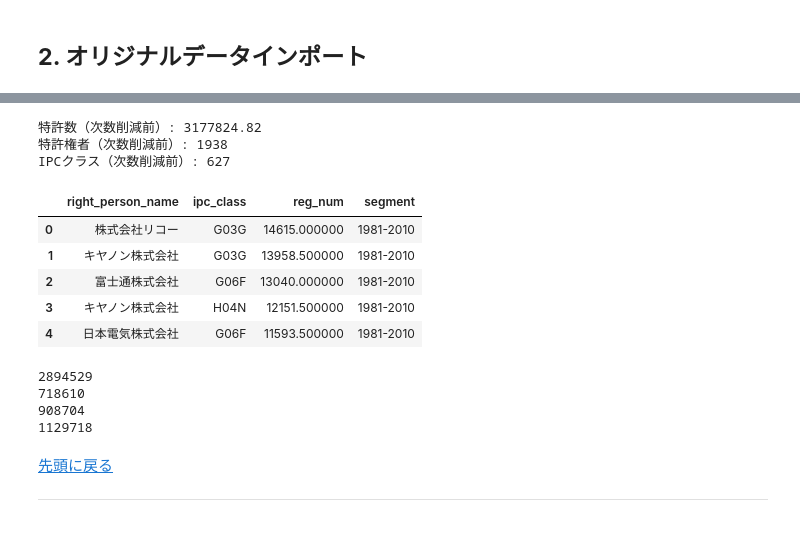
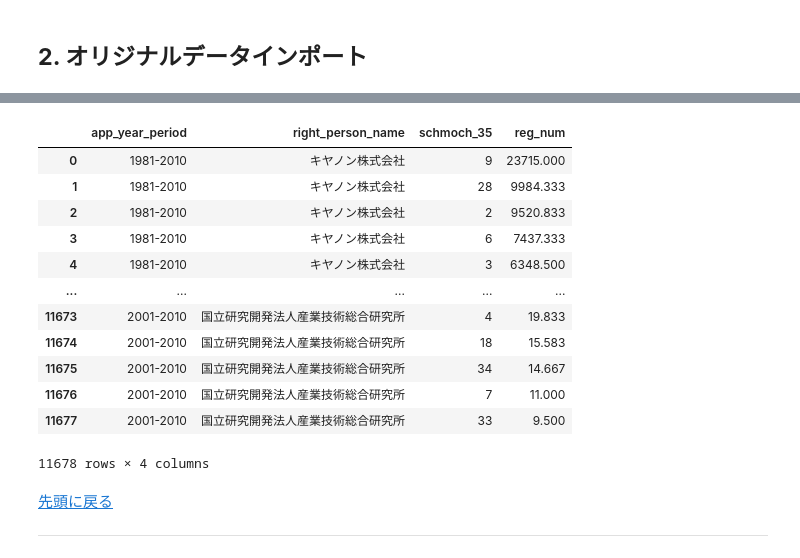
Before and after one commit to RintaroKARASHIMA/KCIinJapaneseFirms, a Jupyter notebook: notebooks/3_analysis/2_Calculate.ipynb, the cells around one changed output, grey strips where cells are left out. Saved outputs shown, nothing was run; the diff lists cells and outputs as text; code cells hidden in the pictures.

```diff
--- a/notebooks/3_analysis/2_Calculate.ipynb
+++ b/notebooks/3_analysis/2_Calculate.ipynb
@@ -228,39 +105,22 @@ display(sep_year_reg_num_top_p_df)
-# %%
-print('特許数（次数削減前）:', all_reg_num_top_p_df.groupby('right_person_name')['reg_num'].sum().reset_index(drop=False)['reg_num'].sum())
-print('特許権者（次数削減前）:', all_reg_num_top_p_df['right_person_name'].nunique())
-print('IPCクラス（次数削減前）:', all_reg_num_top_p_df['ipc_class'].nunique())
-display(all_reg_num_top_p_df.head())
-
-
-# 各期間
-# sep_year_df_dict = {}
-
-# for year in range(year_start, year_end+1, year_range):
-#     sep_year_df_dict[f'{year}-{year+year_range-1}'] = all_df[all_df[f'{ar}_year'].isin(range(year, year+year_range))]
-#     print(f'=============={year}-{year+year_range-1}==============')
-#     print('特許数（次数削減前）:', sep_year_df_dict[f'{year}-{year+year_range-1}']['reg_num'].nunique())
-#     print('特許権者（次数削減前）:', sep_year_df_dict[f'{year}-{year+year_range-1}']['right_person_name'].nunique())
-#     print('IPCクラス（次数削減前）:', sep_year_df_dict[f'{year}-{year+year_range-1}']['ipc_class'].nunique())
-#     print('=====================================\n')
-# %% [output]
-特許数（次数削減前）: 3177824.82
-特許権者（次数削減前）: 1938
-IPCクラス（次数削減前）: 627
-|  | right_person_name | ipc_class | reg_num | segment |
-| 0 | 株式会社リコー | G03G | 14615.000000 | 1981-2010 |
-| 1 | キヤノン株式会社 | G03G | 13958.500000 | 1981-2010 |
-| 2 | 富士通株式会社 | G06F | 13040.000000 | 1981-2010 |
-| 3 | キヤノン株式会社 | H04N | 12151.500000 | 1981-2010 |
-| 4 | 日本電気株式会社 | G06F | 11593.500000 | 1981-2010 |
-# %%
-print(all_df[all_df['right_person_name'].isin(all_reg_num_top_p_df['right_person_name'])]['reg_num'].nunique())
-for p, d in sep_year_df_dict.items():
-    print(d[d['right_person_name'].isin(sep_year_reg_num_top_p_df_dict[p]['right_person_name'])]['reg_num'].nunique())
-# %% [output]
-2894529
-718610
-908704
-1129718
+# %%
+reg_num_top_df = pd.read_csv(f'{data_dir}{ar}_{year_style}_{extract_population}_{top_p_or_num[0]}_{top_p_or_num[1]}.csv',
+                             encoding='utf-8',
+                             sep=',')
+reg_num_top_df
+# %% [output]
+|  | app_year_period | right_person_name | schmoch_35 | reg_num |
+| 0 | 1981-2010 | キヤノン株式会社 | 9 | 23715.000 |
+| 1 | 1981-2010 | キヤノン株式会社 | 28 | 9984.333 |
+| 2 | 1981-2010 | キヤノン株式会社 | 2 | 9520.833 |
+| 3 | 1981-2010 | キヤノン株式会社 | 6 | 7437.333 |
+| 4 | 1981-2010 | キヤノン株式会社 | 3 | 6348.500 |
+| ... | ... | ... | ... | ... |
+| 11673 | 2001-2010 | 国立研究開発法人産業技術総合研究所 | 4 | 19.833 |
+| 11674 | 2001-2010 | 国立研究開発法人産業技術総合研究所 | 18 | 15.583 |
+| 11675 | 2001-2010 | 国立研究開発法人産業技術総合研究所 | 34 | 14.667 |
+| 11676 | 2001-2010 | 国立研究開発法人産業技術総合研究所 | 7 | 11.000 |
+| 11677 | 2001-2010 | 国立研究開発法人産業技術総合研究所 | 33 | 9.500 |
+11678 rows × 4 columns
 # %% [markdown]
 <a href=#top>先頭に戻る</a>
 
```
Also changed, not shown: parts of 24 cells of this notebook, 7 other files.
